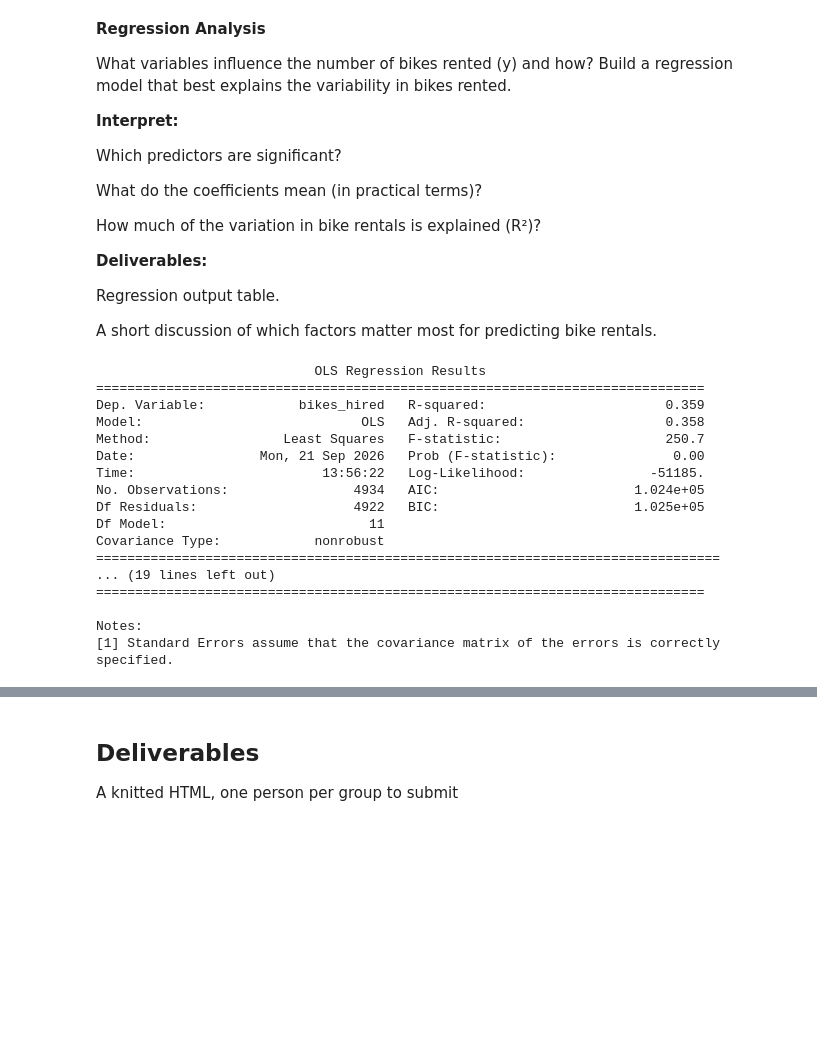
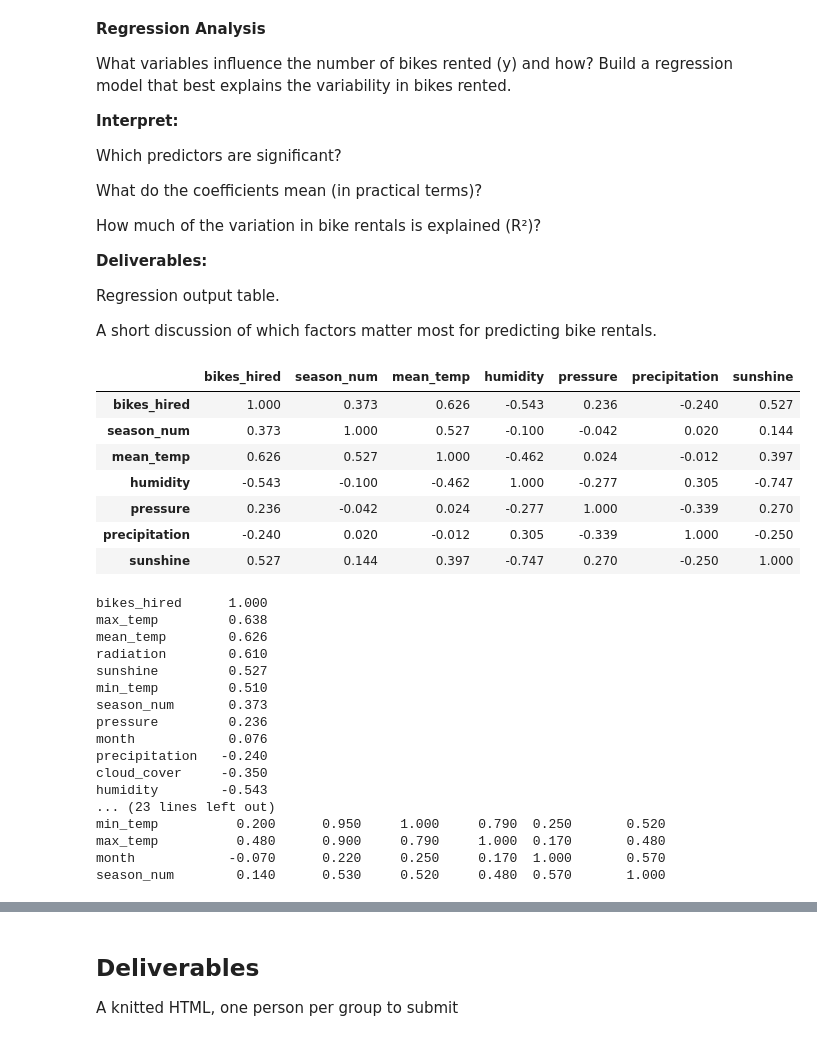
Before and after one commit to Brennan-Chan/Analytics-Through-Coding-AUT_26, a Jupyter notebook: Session_3/Group_Project.ipynb, the cells around one changed output, grey strips where cells are left out. Saved outputs shown, nothing was run; the diff lists cells and outputs as text; code cells hidden in the pictures; blank space fills up the shorter version.

```diff
--- a/Session_3/Group_Project.ipynb
+++ b/Session_3/Group_Project.ipynb
@@ -556,25 +504,43 @@ How much of the variation in bike rentals is explained (R²)?
 Regression output table.
 
 A short discussion of which factors matter most for predicting bike rentals.
+# %%
+bikes['season_num'] = bikes['season'].cat.codes  # Winter=0, Spring=1, Summer=2, Autumn=3
+bikes[['bikes_hired', 'season_num', 'mean_temp', 'humidity', 'pressure', 'precipitation', 'sunshine']].corr()
+# %% [output]
+|  | bikes_hired | season_num | mean_temp | humidity | pressure | precipitation | sunshine |
+| bikes_hired | 1.000 | 0.373 | 0.626 | -0.543 | 0.236 | -0.240 | 0.527 |
+| season_num | 0.373 | 1.000 | 0.527 | -0.100 | -0.042 | 0.020 | 0.144 |
+| mean_temp | 0.626 | 0.527 | 1.000 | -0.462 | 0.024 | -0.012 | 0.397 |
+| humidity | -0.543 | -0.100 | -0.462 | 1.000 | -0.277 | 0.305 | -0.747 |
+| pressure | 0.236 | -0.042 | 0.024 | -0.277 | 1.000 | -0.339 | 0.270 |
+| precipitation | -0.240 | 0.020 | -0.012 | 0.305 | -0.339 | 1.000 | -0.250 |
+| sunshine | 0.527 | 0.144 | 0.397 | -0.747 | 0.270 | -0.250 | 1.000 |
 # %%
-### Your code goes here
-model0_multiple = smf.ols('bikes_hired ~ month', data=bikes).fit()
-print(model0_multiple.summary())
+# turn seasons into ints
+
+# Feature selection
+weather_cols = ['cloud_cover', 'humidity', 'pressure', 'radiation', 'precipitation',
+                'sunshine', 'mean_temp', 'min_temp', 'max_temp', 'month', 'season_num']
+
+print(bikes[['bikes_hired'] + weather_cols].corr()['bikes_hired'].sort_values(ascending=False))
+print()
+print(bikes[weather_cols].corr().round(2))
 # %% [output]
-                            OLS Regression Results
-==============================================================================
-Dep. Variable:            bikes_hired   R-squared:                       0.359
-Model:                            OLS   Adj. R-squared:                  0.358
-Method:                 Least Squares   F-statistic:                     250.7
-Date:                Mon, 21 Sep 2026   Prob (F-statistic):               0.00
-Time:                        13:56:22   Log-Likelihood:                -51185.
-No. Observations:                4934   AIC:                         1.024e+05
-Df Residuals:                    4922   BIC:                         1.025e+05
-Df Model:                          11
-Covariance Type:            nonrobust
-================================================================================
-... (19 lines left out)
-==============================================================================
-
-Notes:
-[1] Standard Errors assume that the covariance matrix of the errors is correctly specified.
+bikes_hired      1.000
+max_temp         0.638
+mean_temp        0.626
+radiation        0.610
+sunshine         0.527
+min_temp         0.510
+season_num       0.373
+pressure         0.236
+month            0.076
+precipitation   -0.240
+cloud_cover     -0.350
+humidity        -0.543
+... (23 lines left out)
+min_temp          0.200      0.950     1.000     0.790  0.250       0.520
+max_temp          0.480      0.900     0.790     1.000  0.170       0.480
+month            -0.070      0.220     0.250     0.170  1.000       0.570
+season_num        0.140      0.530     0.520     0.480  0.570       1.000
```
Also changed, not shown: parts of 19 cells of this notebook.
